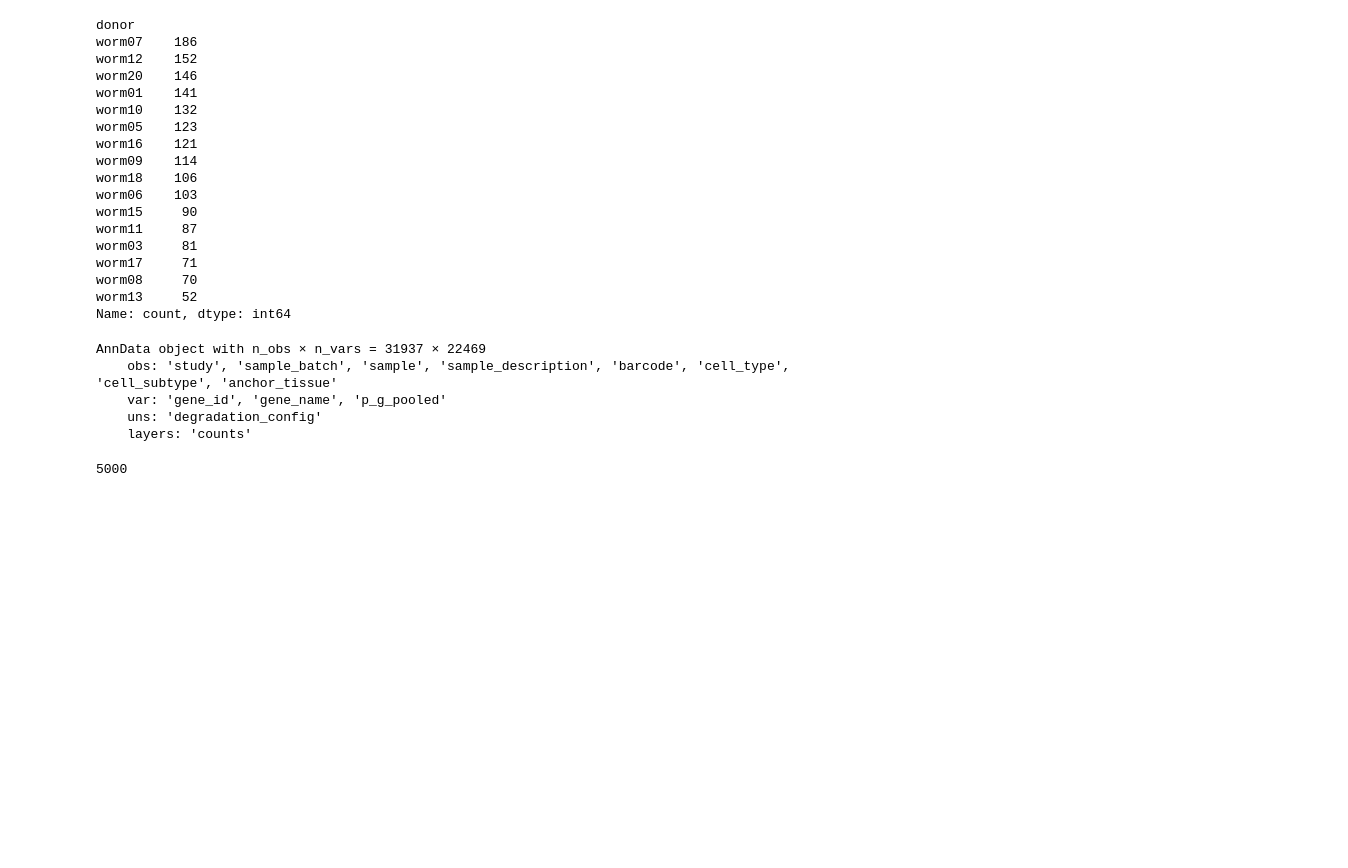
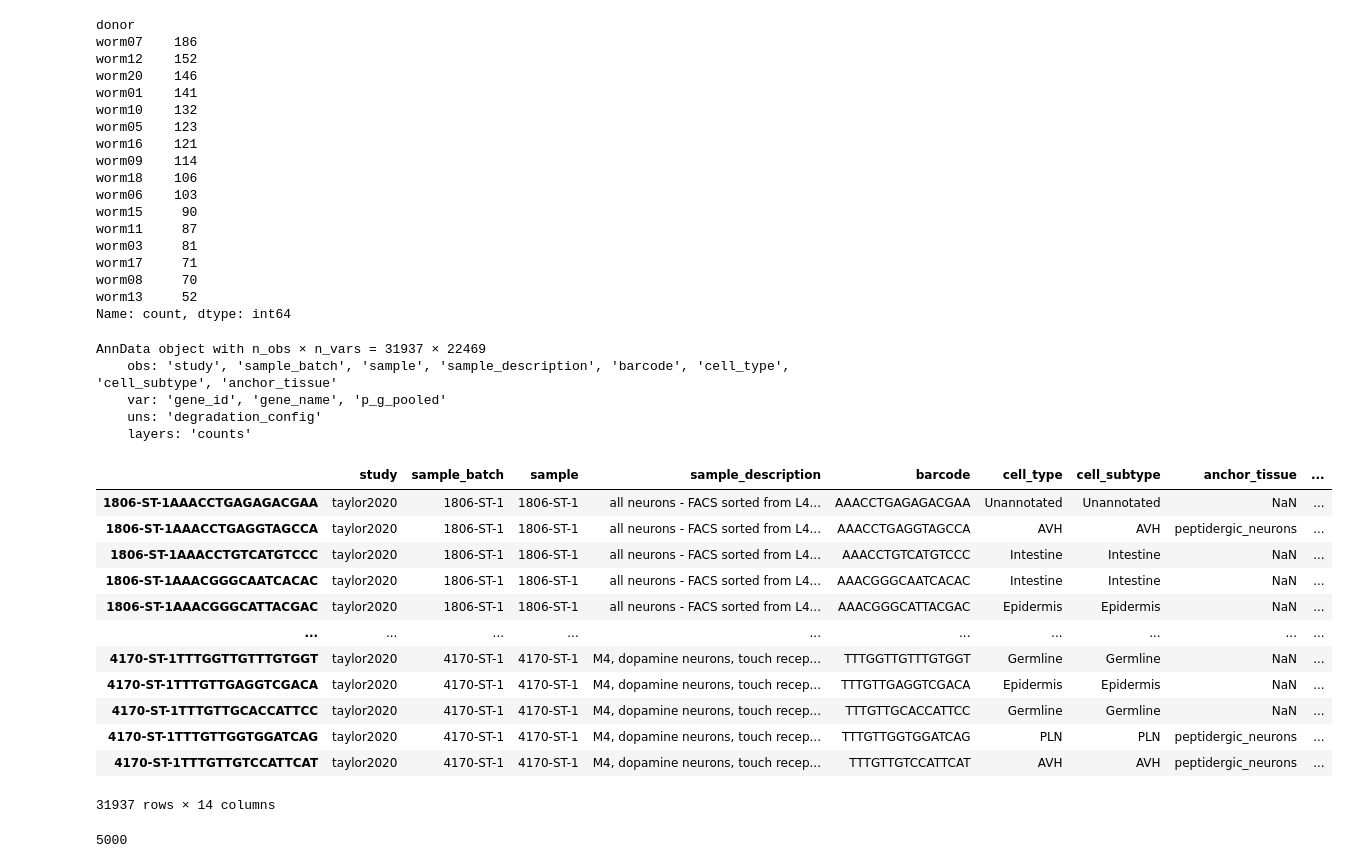
Before and after one commit to SrivatsanLab/SPC_genome, a Jupyter notebook: notebooks/worm6_final_GEX.ipynb, the cells around one changed output. Cells and saved outputs as stored; diff of their text form; code cells hidden in the pictures; blank space fills up the shorter version.

Commit message:
adding worm analysis notebooks

```diff
--- a/notebooks/worm6_final_GEX.ipynb
+++ b/notebooks/worm6_final_GEX.ipynb
@@ -126,7 +126,7 @@ plt.savefig("../results/worm6_final/figures/coassay_readcount_scatter.png", dpi=
 # %% [output]
 [figure]
 # %%
-ref = sc.read_h5ad('../data/references/cengen_L4/taylor2020.h5ad')
+ref = sc.read_h5ad('../data/reference/cengen_L4/taylor2020.h5ad')
 ref.var_names = ref.var['gene_name']
 ref.layers["counts"] = ref.X.copy()
 ref
@@ -249,5 +249,5 @@ query.obs['cell_type'] = 'Unannotated'
 # %%
-ref = sc.read_h5ad('../results/worm6_final/reference_degradation/degraded_seeds/taylor2020_degraded_seed0.h5ad')
+ref = sc.read_h5ad('../CapGTA_dev/next_iteration/T1_1_reference_degradation/T1_1b_stage1_5_neuron_downsampled/degraded_seeds/taylor2020_degraded_seed0.h5ad')
 ref.layers['counts'] = ref.X.copy()
 ref
 # %% [output]
@@ -259,3 +264,20 @@ AnnData object with n_obs × n_vars = 31937 × 22469
+# %%
+ref = annotate(ref)
+ref.obs
+# %% [output]
+|  | study | sample_batch | sample | sample_description | barcode | cell_type | cell_subtype | anchor_tissue | ... |
+| 1806-ST-1AAACCTGAGAGACGAA | taylor2020 | 1806-ST-1 | 1806-ST-1 | all neurons - FACS sorted from L4... | AAACCTGAGAGACGAA | Unannotated | Unannotated | NaN | ... |
+| 1806-ST-1AAACCTGAGGTAGCCA | taylor2020 | 1806-ST-1 | 1806-ST-1 | all neurons - FACS sorted from L4... | AAACCTGAGGTAGCCA | AVH | AVH | peptidergic_neurons | ... |
+| 1806-ST-1AAACCTGTCATGTCCC | taylor2020 | 1806-ST-1 | 1806-ST-1 | all neurons - FACS sorted from L4... | AAACCTGTCATGTCCC | Intestine | Intestine | NaN | ... |
+| 1806-ST-1AAACGGGCAATCACAC | taylor2020 | 1806-ST-1 | 1806-ST-1 | all neurons - FACS sorted from L4... | AAACGGGCAATCACAC | Intestine | Intestine | NaN | ... |
+| 1806-ST-1AAACGGGCATTACGAC | taylor2020 | 1806-ST-1 | 1806-ST-1 | all neurons - FACS sorted from L4... | AAACGGGCATTACGAC | Epidermis | Epidermis | NaN | ... |
+| ... | ... | ... | ... | ... | ... | ... | ... | ... | ... |
+| 4170-ST-1TTTGGTTGTTTGTGGT | taylor2020 | 4170-ST-1 | 4170-ST-1 | M4, dopamine neurons, touch recep... | TTTGGTTGTTTGTGGT | Germline | Germline | NaN | ... |
+| 4170-ST-1TTTGTTGAGGTCGACA | taylor2020 | 4170-ST-1 | 4170-ST-1 | M4, dopamine neurons, touch recep... | TTTGTTGAGGTCGACA | Epidermis | Epidermis | NaN | ... |
+| 4170-ST-1TTTGTTGCACCATTCC | taylor2020 | 4170-ST-1 | 4170-ST-1 | M4, dopamine neurons, touch recep... | TTTGTTGCACCATTCC | Germline | Germline | NaN | ... |
+| 4170-ST-1TTTGTTGGTGGATCAG | taylor2020 | 4170-ST-1 | 4170-ST-1 | M4, dopamine neurons, touch recep... | TTTGTTGGTGGATCAG | PLN | PLN | peptidergic_neurons | ... |
+| 4170-ST-1TTTGTTGTCCATTCAT | taylor2020 | 4170-ST-1 | 4170-ST-1 | M4, dopamine neurons, touch recep... | TTTGTTGTCCATTCAT | AVH | AVH | peptidergic_neurons | ... |
+31937 rows × 14 columns
 # %%
 sc.pp.highly_variable_genes(query, flavor='seurat_v3', n_top_genes=5000, layer='counts')
 hvg = query.var_names[query.var['highly_variable']]
```
Also changed, not shown: parts of 7 cells of this notebook, 3 other files.
